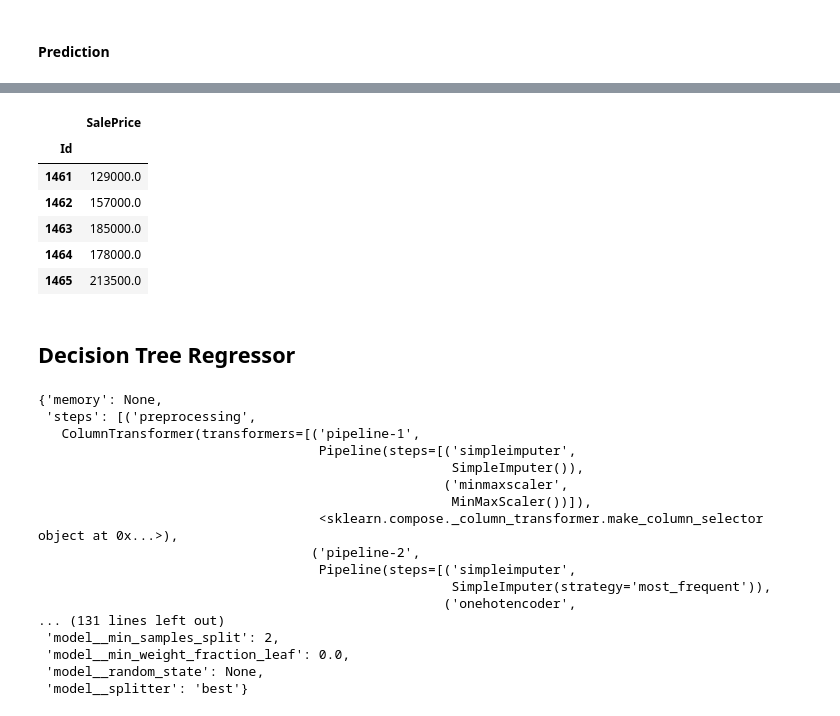
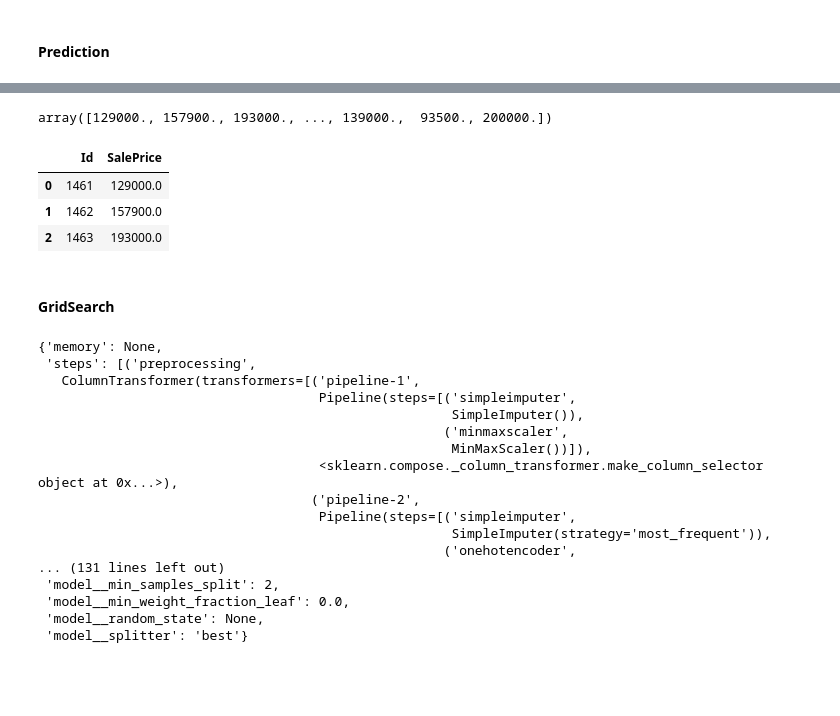
Before and after one commit to benitomartin/house-prices-pipelines, a Jupyter notebook: Houses_Prices_Kaggle.ipynb, the cells around one changed output, grey strips where cells are left out. Cells and saved outputs as stored; diff of their text form; code cells hidden in the pictures; blank space fills up the shorter version.

```diff
--- a/Houses_Prices_Kaggle.ipynb
+++ b/Houses_Prices_Kaggle.ipynb
@@ -45,5 +125,4 @@ cat_col = make_column_selector(dtype_include=['object'])
 # %%
-feat_categorical_nunique = X[cat_col].nunique()
 feat_categorical_nunique.sum()
 # %% [output]
 252
@@ -142,14 +240,12 @@ Pipeline(steps=[('columntransformer',
 # %% [markdown]
 #### Cross Validation
 # %%
-pipe_baseline.fit(X,y)
-
-y_pred = pipe_baseline.predict(X)
-
+# This is our metric to minimize
 def func_rmsle(y_pred, y):
 
     return np.sqrt(np.square(np.log(y + 1) - np.log(y_pred + 1)).mean())
 
+# This is our score to maximize
 def func_rmsle_neg(y_pred, y):
 
     return np.sqrt(np.square(np.log(y + 1) - np.log(y_pred + 1)).mean())*(-1)
@@ -216,10 +286,0 @@ submission = submission.rename(columns={0: "SalePrice"})
-# %%
-submission.head()
-# %% [output]
-|  | SalePrice |
-| Id |  |
-| 1461 | 129000.0 |
-| 1462 | 157000.0 |
-| 1463 | 185000.0 |
-| 1464 | 178000.0 |
-| 1465 | 213500.0 |
@@ -228,2 +287,24 @@ submission.to_csv(f'{url}/submission_baseline.csv')
-# %% [markdown]
-## Decision Tree Regressor
+# %%
+# Keep ids for reference
+X_test_ids = data_test['Id']
+
+# Remove 'Id' column from test data
+X_test = data_test.drop(columns=['Id'])
+
+# Predict y_pred_baseline using the fitted pipeline
+y_pred_baseline = pipe_baseline.predict(X_test)
+
+# Print or use y_pred_baseline for further analysis
+y_pred_baseline
+# %% [output]
+array([129000., 157900., 193000., ..., 139000.,  93500., 200000.])
+# %%
+# Create DataFrame with the results
+
+results = pd.concat([X_test_ids, pd.Series(y_pred_baseline, name="SalePrice")], axis=1)
+results.head(3)
+# %% [output]
+|  | Id | SalePrice |
+| 0 | 1461 | 129000.0 |
+| 1 | 1462 | 157900.0 |
+| 2 | 1463 | 193000.0 |
@@ -230 +315,3 @@ submission.to_csv(f'{url}/submission_baseline.csv')
+# %% [markdown]
+#### GridSearch
 # %%
```
Also changed, not shown: parts of 70 cells of this notebook.
